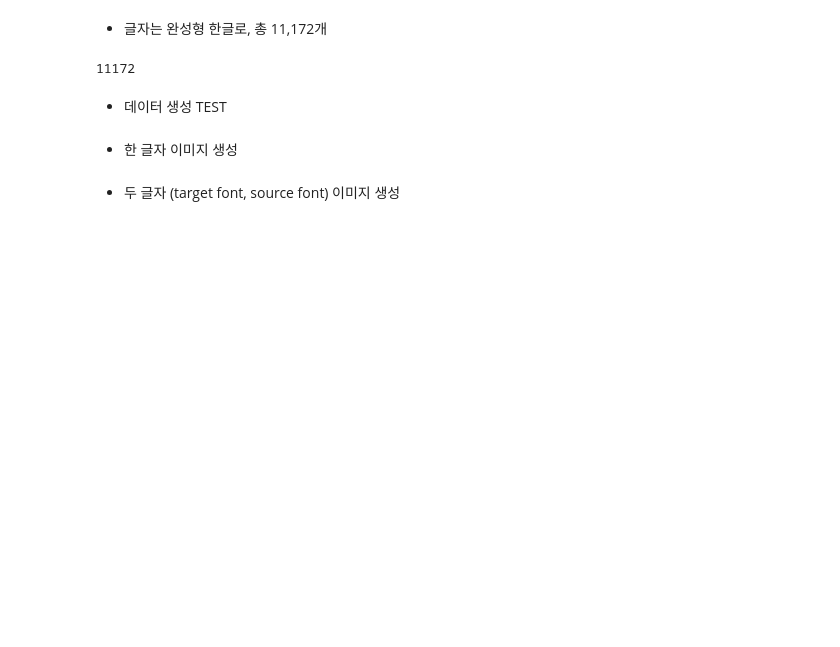
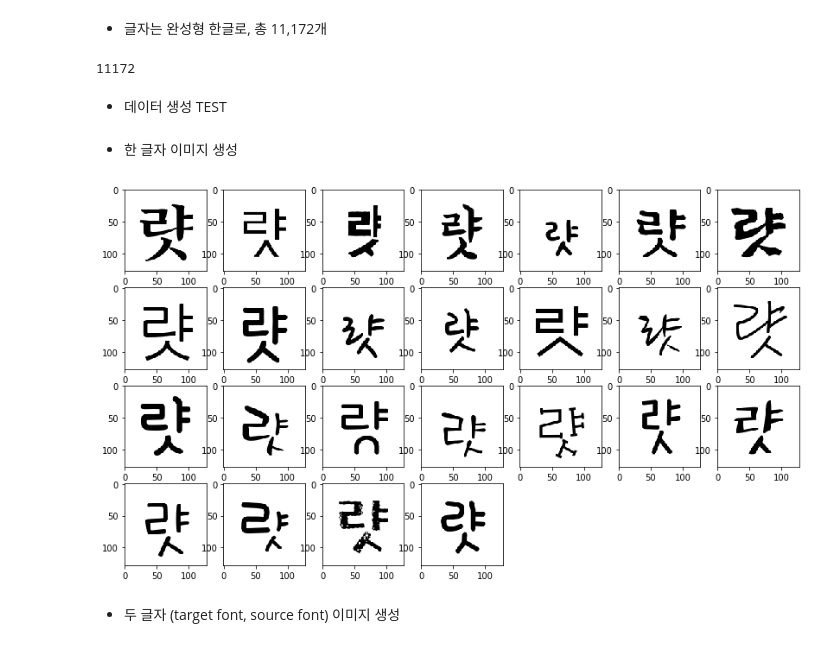
Before and after one commit to jeina7/GAN-handwriting-styler, a Jupyter notebook: 01_dataset_generate.ipynb, the cells around one changed output. Drawn from its saved outputs; the diff is of its cells as text; code cells hidden in the pictures; blank space fills up the shorter version.

```diff
--- a/01_dataset_generate.ipynb
+++ b/01_dataset_generate.ipynb
@@ -46,8 +48,8 @@ def draw_example(ch, src_font, dst_font, canvas_size):
     example_img.paste(src_img, (canvas_size, 0))
     return example_img
 # %%
-SRC_PATH = './fonts/source/'
-TRG_PATH = './fonts/target/'
+SRC_PATH = './get_data/fonts/source/'
+TRG_PATH = './get_data/fonts/target/'
 OUTPUT_PATH = './dataset-11172/'
 
 src_font = glob.glob(os.path.join(SRC_PATH, '*.ttf'))[0]
@@ -64,5 +66,5 @@ target fonts: 46 개
 # %%
-target_filter = [1, 2, 8, 10, 11, 13, 14, 16, 19, 21, 23, 26, 27, 29, \
+target_filter = [1, 8, 10, 11, 13, 14, 16, 19, 21, 23, 26, 27, 29, \
                  30, 33, 34, 35, 36, 37, 38, 39, 40, 41, 43, 44]
 
 trg_fonts = [trg_fonts[i-1] for i in target_filter]
@@ -99,14 +101,20 @@ print(len(charset))
 # %% [markdown]
 - 데이터 생성 TEST
 # %%
-src_char_size = 50
-trg_char_size = 55
+src_char_size = 90
+trg_char_size = 95
 # %% [markdown]
 - 한 글자 이미지 생성
 # %%
 canvas_size = 128
-font = ImageFont.truetype(trg_fonts[2], size=trg_char_size)
-dst_img = draw_single_char(charset[500], font, canvas_size)
-dst_img
+plt.figure(figsize=(14, 8))
+for i in range(25):
+    font = ImageFont.truetype(trg_fonts[i], size=trg_char_size)
+    plt.subplot(4, 7, i+1)
+    dst_img = draw_single_char(charset[3015], font, canvas_size)
+    plt.imshow(dst_img, cmap='gray')
+plt.show()
+# %% [output]
+[figure, added]
 # %% [markdown]
 - 두 글자 (target font, source font) 이미지 생성
```
Also changed, not shown: parts of 9 cells of this notebook.
